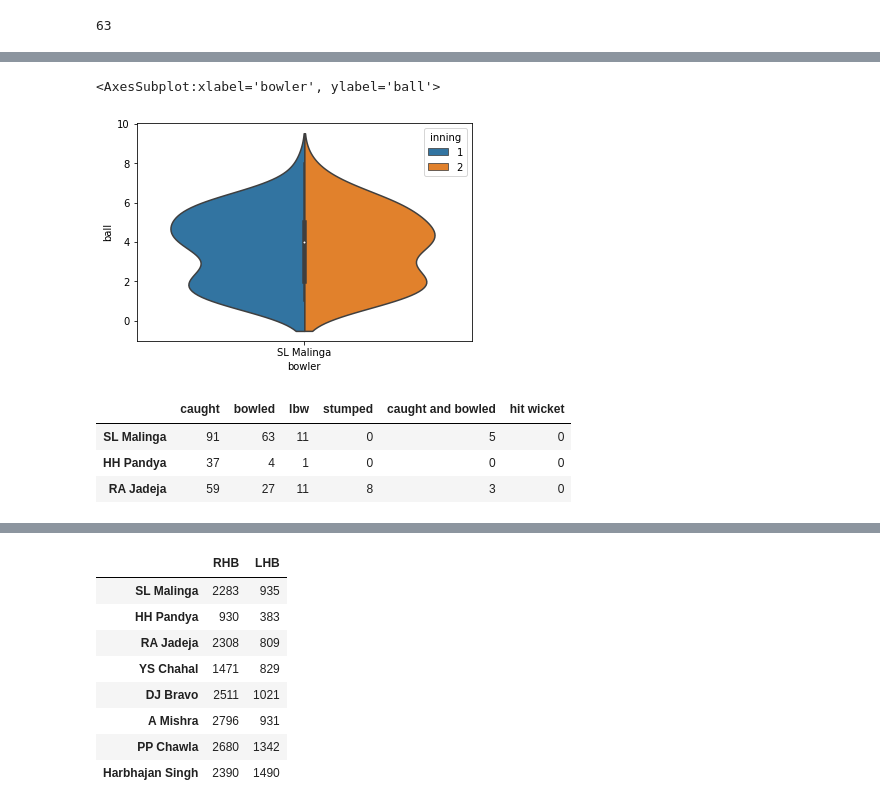
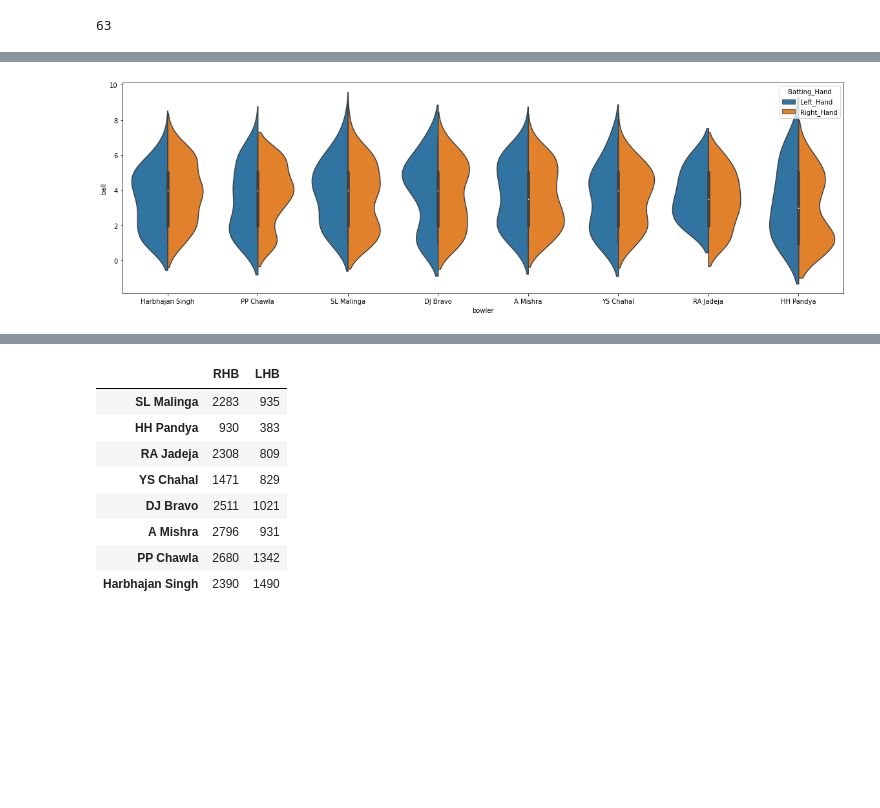
Before and after one commit to Utkarsh736/IPL_Data_Analysis, a Jupyter notebook: Template.ipynb, the cells around one changed output, grey strips where cells are left out. Drawn from its saved outputs; the diff is of its cells as text; code cells hidden in the pictures; blank space fills up the shorter version.

Commit message:
Bowlers violinplot

```diff
--- a/Template.ipynb
+++ b/Template.ipynb
@@ -421,5 +406,4 @@ bowl_out[bowl_out['dismissal_kind']=='bowled']['player_dismissed'].count()
 dismissal_main2_df = dismissal_main_df.drop(['batting_team', 'bowling_team', 'player_dismissed', 'non_striker', 'is_super_over', 'wide_runs', 'bye_runs', 'legbye_runs', 'noball_runs', 'penalty_runs', 'batsman_runs', 'extra_runs', 'total_runs', 'fielder'], axis=1)
 # %%
 merge_dismissal_df = pd.merge(dismissal_main2_df, batsman_hand_df, on='batsman')
-malinga_df = merge_dismissal_df[merge_dismissal_df['bowler']=='SL Malinga']
-malinga_df
+bowler_list_df = merge_dismissal_df[merge_dismissal_df.bowler.isin(list2)]
@@ -440,6 +410,6 @@ malinga_df
-# %%
-sns.violinplot(x= 'bowler', y='ball', data=malinga_df, hue='inning', split=True)
-# %% [output]
-<AxesSubplot:xlabel='bowler', ylabel='ball'>
-[figure, removed]
+# %%
+ax = ax = plt.subplots(figsize=(20,6))
+ax = sns.violinplot(x= 'bowler', y='ball', data= bowler_list_df, hue='Batting_Hand', split=True)
+# %% [output]
+[figure, added]
 # %%
@@ -463,13 +433,3 @@ def dismissal_type_df(bowler_list):
     series = pd.DataFrame(dismissal_array, bowler_list, dismissal_list)
 
     return series
-# %%
-list_temp = ['SL Malinga', 'YS Chahal', 'RA Jadeja', 'A Mishra', 'DJ Bravo', 'S Sreesanth', 'Washington Sundar']
-dismissal_data = dismissal_type_df(list2)
-violinplot_df = dismissal_data.drop(['YS Chahal', 'DJ Bravo', 'A Mishra', 'PP Chawla', 'Harbhajan Singh'])
-violinplot_df
-# %% [output]
-|  | caught | bowled | lbw | stumped | caught and bowled | hit wicket |
-| SL Malinga | 91 | 63 | 11 | 0 | 5 | 0 |
-| HH Pandya | 37 | 4 | 1 | 0 | 0 | 0 |
-| RA Jadeja | 59 | 27 | 11 | 8 | 3 | 0 |
```
Also changed, not shown: parts of 27 cells of this notebook.
